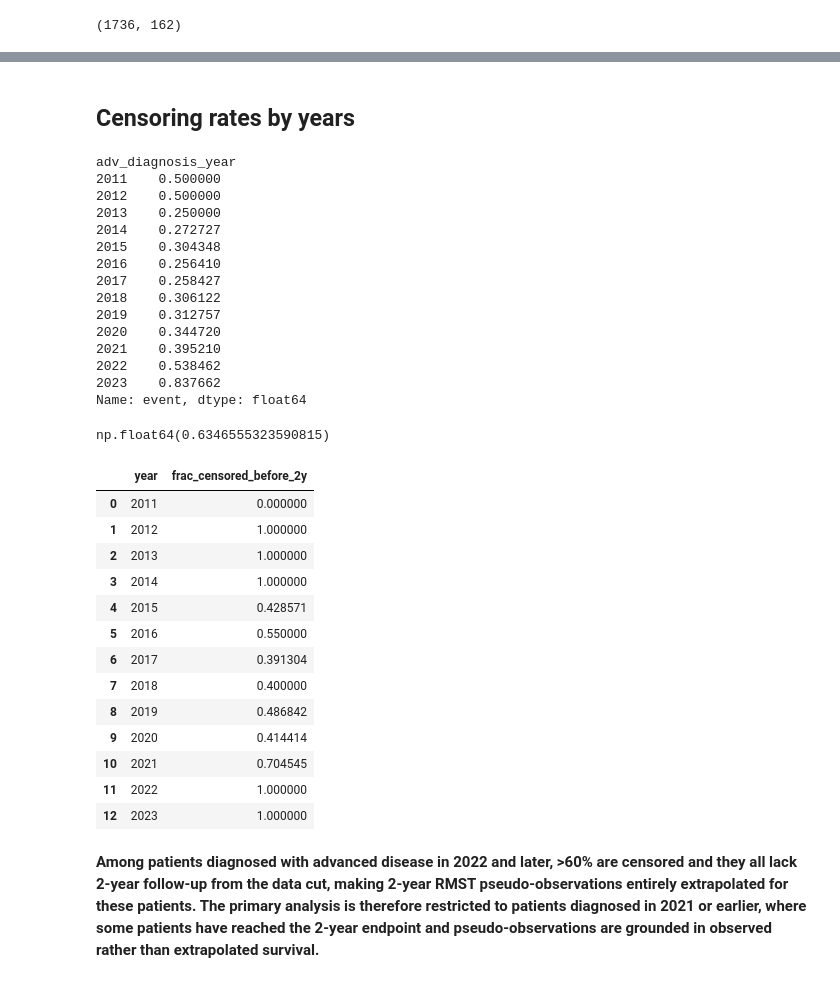
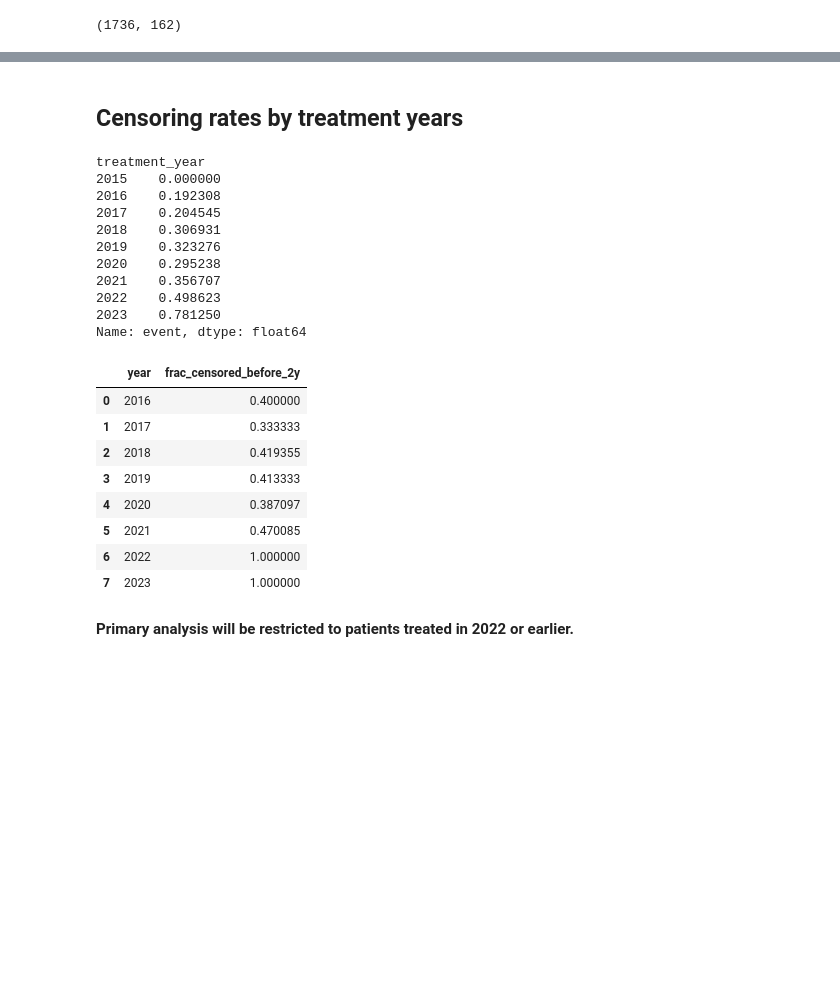
Before and after one commit to xavier-orcutt/io-heterogeneity, a Jupyter notebook: advHeadNeck/notebooks/follow_up_adequacy.ipynb, the cells around one changed output, grey strips where cells are left out. Saved outputs shown, nothing was run; the diff lists cells and outputs as text; code cells hidden in the pictures; blank space fills up the shorter version.

```diff
--- a/advHeadNeck/notebooks/follow_up_adequacy.ipynb
+++ b/advHeadNeck/notebooks/follow_up_adequacy.ipynb
@@ -13,3 +15,5 @@ df = pd.read_csv('../outputs/pembrochemo_pembro_features_df.csv', dtype = dtype_
 df.shape
 # %% [output]
 (1736, 162)
+# %%
+treatment_df = pd.read_csv('../outputs/pembrochemo_pembro_index.csv')
@@ -15,0 +24,2 @@ df.shape
+# %%
+df = pd.merge(df, treatment_df, on = 'PatientID', how = 'left')
@@ -15,0 +30,4 @@ df.shape
+# %%
+df['StartDate'] = pd.to_datetime(df['StartDate'])
+# %%
+df['treatment_year'] = df['StartDate'].dt.year
@@ -16,50 +72,37 @@ df.shape
 # %% [markdown]
-## Censoring rates by years
+## Censoring rates by treatment years
 # %%
-df.groupby('adv_diagnosis_year')['event'].apply(lambda x: (x == 0).mean())
+df.groupby('treatment_year')['event'].apply(lambda x: (x == 0).mean())
 # %% [output]
-adv_diagnosis_year
-2011    0.500000
-2012    0.500000
-2013    0.250000
-2014    0.272727
-2015    0.304348
-2016    0.256410
-2017    0.258427
-2018    0.306122
-2019    0.312757
-2020    0.344720
-2021    0.395210
-2022    0.538462
-2023    0.837662
+treatment_year
+2015    0.000000
+2016    0.192308
+2017    0.204545
+2018    0.306931
+2019    0.323276
+2020    0.295238
+2021    0.356707
+2022    0.498623
+2023    0.781250
 Name: event, dtype: float64
-# %%
-(df.query('adv_diagnosis_year >= 2022')['event'] == 0).mean()
-# %% [output]
-np.float64(0.6346555323590815)
 # %%
 results = []
-for year in sorted(df['adv_diagnosis_year'].unique()):
-    censored = df.query('adv_diagnosis_year == @year and event == 0', engine='python')
+for year in sorted(df['treatment_year'].unique()):
+    censored = df.query('treatment_year == @year and event == 0', engine='python')
     if len(censored) > 0:
         frac = (censored['duration'] < 730).mean()
         results.append({'year': year, 'frac_censored_before_2y': frac})
 
 pd.DataFrame(results)
 # %% [output]
 |  | year | frac_censored_before_2y |
-| 0 | 2011 | 0.000000 |
-| 1 | 2012 | 1.000000 |
-| 2 | 2013 | 1.000000 |
-| 3 | 2014 | 1.000000 |
-| 4 | 2015 | 0.428571 |
-| 5 | 2016 | 0.550000 |
-| 6 | 2017 | 0.391304 |
-| 7 | 2018 | 0.400000 |
-| 8 | 2019 | 0.486842 |
-| 9 | 2020 | 0.414414 |
-| 10 | 2021 | 0.704545 |
-| 11 | 2022 | 1.000000 |
-| 12 | 2023 | 1.000000 |
+| 0 | 2016 | 0.400000 |
+| 1 | 2017 | 0.333333 |
+| 2 | 2018 | 0.419355 |
+| 3 | 2019 | 0.413333 |
+| 4 | 2020 | 0.387097 |
+| 5 | 2021 | 0.470085 |
+| 6 | 2022 | 1.000000 |
+| 7 | 2023 | 1.000000 |
 # %% [markdown]
-**Among patients diagnosed with advanced disease in 2022 and later, >60% are censored and they all lack 2-year follow-up from the data cut, making 2-year RMST pseudo-observations entirely extrapolated for these patients. The primary analysis is therefore restricted to patients diagnosed in 2021 or earlier, where some patients have reached the 2-year endpoint and pseudo-observations are grounded in observed rather than extrapolated survival.**
+**Primary analysis will be restricted to patients treated in 2022 or earlier.**
```
Also changed, not shown: parts of 12 cells of this notebook, 13 other files.
